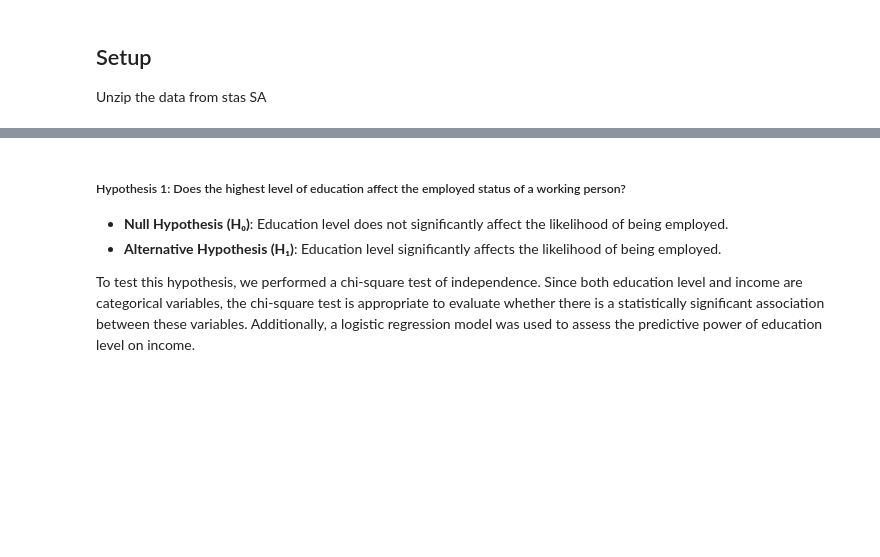
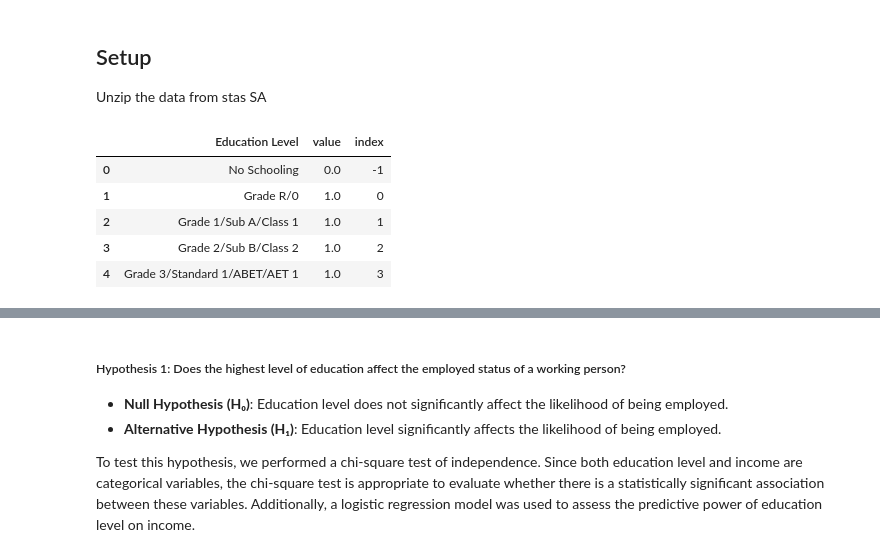
Before and after one commit to CiaranOtter/temp_proj_2, a Jupyter notebook: src/project2.ipynb, the cells around one changed output, grey strips where cells are left out. Cells and saved outputs as stored; diff of their text form; code cells hidden in the pictures; blank space fills up the shorter version.

```diff
--- a/src/project2.ipynb
+++ b/src/project2.ipynb
@@ -54,64 +54,80 @@ education_level_labels = [
     "Post Higher Diploma (M-Tech and Master's Degree) – NQF LEVEL 9",
     "Doctoral Degrees (D-Tech and PhD) – NQF LEVEL 10",
     "Other Than Any of the Above",
     "Do Not Know",
 ]
 
 other_education_labels = {
     98: "No Schooling",
     99: "Unspecified"
 }
 
 employment_labels = {
     1: "Employed",
     2: "Unemployed",
     3: "Not economically active",
     8: "Not applicable"
 }
 
 education_bins = {
     0: "No Formal Education",
     1: "Basic Education",
     2: "Intermediate Education",
     3: "Secondary Education",
     4: "Vocational Education",
     5: "Tertiary Education",
 }
 bin_mapping = {
-    "No Schooling": 0,
-    "Grade R/0": 1,
-    "Grade 1/Sub A/Class 1": 1,
-    "Grade 2/Sub B/Class 2": 1,
-    "Grade 3/Standard 1/ABET/AET 1": 1,
-    "Grade 4/Standard 2": 2,
-    "Grade 5/Standard 3/ABET/AET 2": 2,
-    "Grade 6/Standard 4": 2,
-    "Grade 7/Standard 5/ABET/AET 3": 2,
-    "Grade 8/Standard 6/Form 1": 2,
-    "Grade 9/Standard 7/Form 2/ABET/AET 4/NCV Level 1/OCCUPATIONAL CERTIFICATE - NQF LEVEL 1": 3,
-    "Grade 10/Standard 8/Form 3/NCV Level 2/OCCUPATIONAL CERTIFICATE – NQF LEVEL 2": 3,
-    "Grade 11/Standard 9/Form 4/NCV Level 3/OCCUPATIONAL CERTIFICATE – NQF LEVEL 3": 3,
-    "Grade 12/Standard 10/Form 5/National Senior Certificate/Matric/NCV Level 4/OCCUPATIONAL CERTIFICATE – NQF LEVEL 4": 3,
-    "NTC L/N1/NQF 1": 4,
-    "NTC LL/N2/NQF 2": 4,
-    "NTC LLL/N3/NQF 3": 4,
-    "N4/NTC 4/OCCUPATIONAL CERTIFICATE – NQF LEVEL 5": 4,
-    "N5/NTC 5/OCCUPATIONAL CERTIFICATE – NQF LEVEL 5": 4,
-    "N6/NTC 6/OCCUPATIONAL CERTIFICATE – NQF LEVEL 5": 4,
-    "Certificate with Less Than Grade 12/Standard 10": 3,
-    "Diploma with Less Than Grade 12/Standard 10": 3,
-    "Higher/National/Advance Certificate with Grade 12/Std 10/OCCUPATIONAL CERTIFICATE – NQF LEVEL 5": 5,
-    "Diploma with Grade 12/Standard 10/OCCUPATIONAL CERTIFICATE – NQF LEVEL 6": 5,
-    "Higher Diploma/OCCUPATIONAL CERTIFICATE (B-Tech Diploma) – NQF LEVEL 7": 5,
-    "Bachelor’s Degree/OCCUPATIONAL CERTIFICATE – NQF LEVEL 7": 5,
-    "Honours Degree/Postgraduate Diploma/OCCUPATIONAL CERTIFICATE – NQF LEVEL 8": 5,
-    "Post Higher Diploma (M-Tech and Master's Degree) – NQF LEVEL 9": 5,
-    "Doctoral Degrees (D-Tech and PhD) – NQF LEVEL 10": 5,
+    "No Schooling": {"value":0},
+    "Grade R/0": {"value":1},
+    "Grade 1/Sub A/Class 1": {"value":1},
+    "Grade 2/Sub B/Class 2": {"value":1},
+    "Grade 3/Standard 1/ABET/AET 1": {"value":1},
+    "Grade 4/Standard 2": {"value":2},
+    "Grade 5/Standard 3/ABET/AET 2": {"value":2},
+    "Grade 6/Standard 4": {"value":2},
+    "Grade 7/Standard 5/ABET/AET 3": {"value":2},
+    "Grade 8/Standard 6/Form 1": {"value":2},
+    "Grade 9/Standard 7/Form 2/ABET/AET 4/NCV Level 1/OCCUPATIONAL CERTIFICATE - NQF LEVEL 1": {"value":3},
+    "Grade 10/Standard 8/Form 3/NCV Level 2/OCCUPATIONAL CERTIFICATE – NQF LEVEL 2": {"value":3},
+    "Grade 11/Standard 9/Form 4/NCV Level 3/OCCUPATIONAL CERTIFICATE – NQF LEVEL 3": {"value":3},
+    "Grade 12/Standard 10/Form 5/National Senior Certificate/Matric/NCV Level 4/OCCUPATIONAL CERTIFICATE – NQF LEVEL 4": {"value":3},
+    "NTC L/N1/NQF 1": {"value":4},
+    "NTC LL/N2/NQF 2": {"value":4},
+    "NTC LLL/N3/NQF 3": {"value":4},
+    "N4/NTC 4/OCCUPATIONAL CERTIFICATE – NQF LEVEL 5": {"value":4},
+    "N5/NTC 5/OCCUPATIONAL CERTIFICATE – NQF LEVEL 5": {"value":4},
+    "N6/NTC 6/OCCUPATIONAL CERTIFICATE – NQF LEVEL 5": {"value":4},
+    "Certificate with Less Than Grade 12/Standard 10": {"value":3},
+    "Diploma with Less Than Grade 12/Standard 10": {"value":3},
+    "Higher/National/Advance Certificate with Grade 12/Std 10/OCCUPATIONAL CERTIFICATE – NQF LEVEL 5": {"value":5},
+    "Diploma with Grade 12/Standard 10/OCCUPATIONAL CERTIFICATE – NQF LEVEL 6": {"value":5},
+    "Higher Diploma/OCCUPATIONAL CERTIFICATE (B-Tech Diploma) – NQF LEVEL 7": {"value":5},
+    "Bachelor’s Degree/OCCUPATIONAL CERTIFICATE – NQF LEVEL 7": {"value":5},
+    "Honours Degree/Postgraduate Diploma/OCCUPATIONAL CERTIFICATE – NQF LEVEL 8": {"value":5},
+    "Post Higher Diploma (M-Tech and Master's Degree) – NQF LEVEL 9": {"value":5},
+    "Doctoral Degrees (D-Tech and PhD) – NQF LEVEL 10": {"value":5},
+    "Unspecified":{"value": None},
+    "Do Not Know":{"value": None}
 }
 
 
-file_output = "../report/data"
-image_output = "../report/images"
+base_output = "../report"
+
+array= np.array(education_level_labels)
+
+test = pd.DataFrame.from_dict(bin_mapping, orient="index")
+test = test.reset_index().rename(columns={'index':'Education Level'})
+test['index'] = test['Education Level'].apply(lambda x: np.where(array == x)[0][0] if x in array else -1)
+
+test.head()
+# %% [output]
+|  | Education Level | value | index |
+| 0 | No Schooling | 0.0 | -1 |
+| 1 | Grade R/0 | 1.0 | 0 |
+| 2 | Grade 1/Sub A/Class 1 | 1.0 | 1 |
+| 3 | Grade 2/Sub B/Class 2 | 1.0 | 2 |
+| 4 | Grade 3/Standard 1/ABET/AET 1 | 1.0 | 3 |
 # %%
 df = pd.read_csv("../data/GHS-2023-PERSON_F1.csv")
 print(df.isnull().sum())
```
Also changed, not shown: parts of 11 cells of this notebook, 1 other file.
